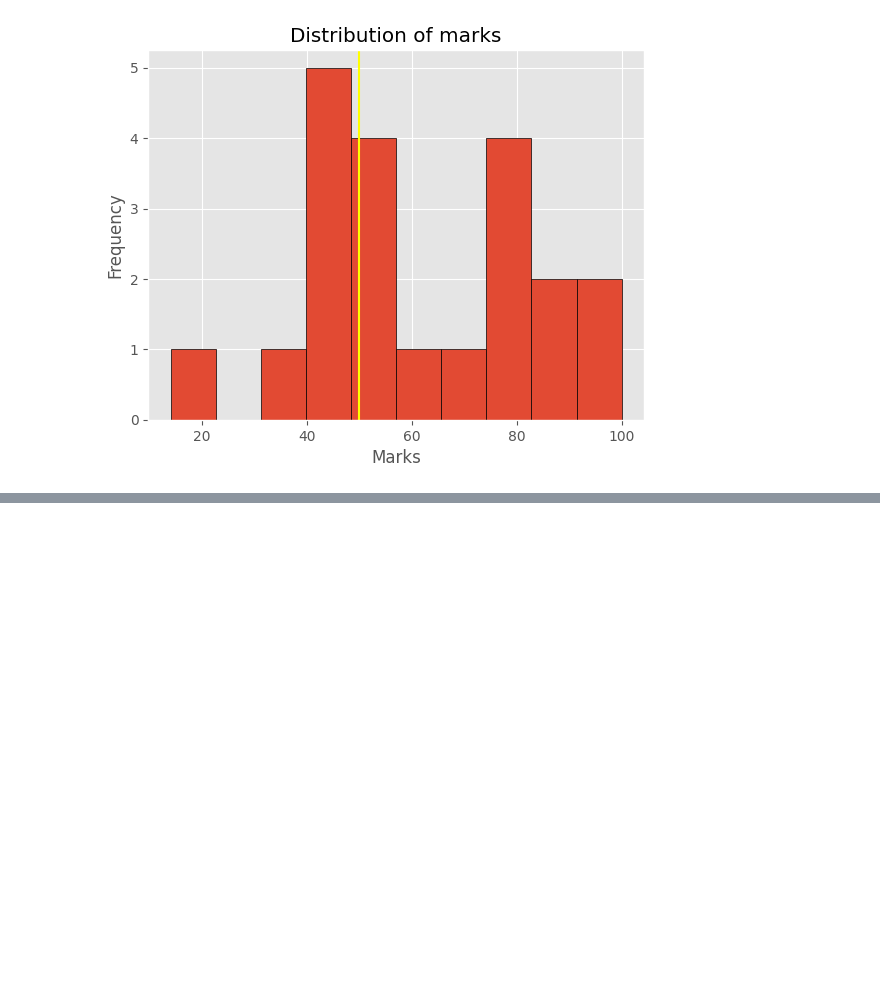
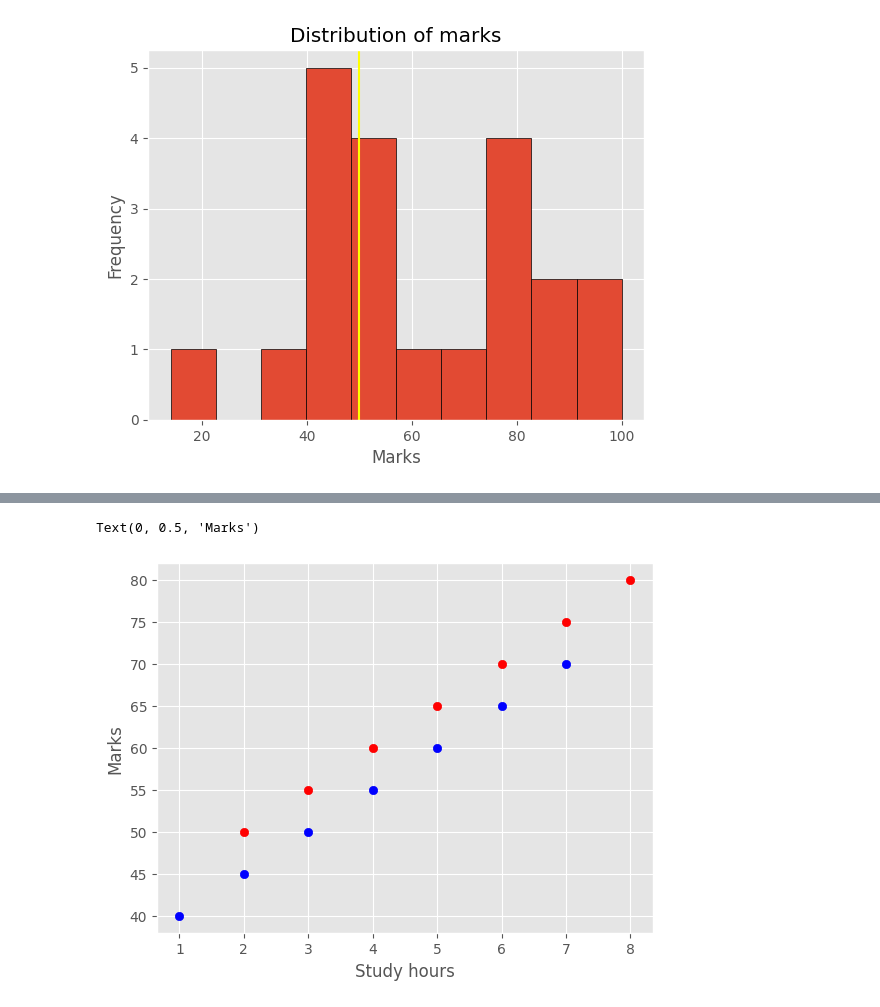
Before and after one commit to ashuwebdevloper/Data-Science-Project, a Jupyter notebook: MatplotlibCodewithharry/1.ipynb, the cells around one changed output, grey strips where cells are left out. Cells and saved outputs as stored; diff of their text form; code cells hidden in the pictures; blank space fills up the shorter version.

```diff
--- a/MatplotlibCodewithharry/1.ipynb
+++ b/MatplotlibCodewithharry/1.ipynb
@@ -168,0 +183,12 @@ plt.show()
+# %%
+clsss_a_hours = [2, 3, 4, 5, 6, 7, 8]
+clsss_a_marks = [50, 55, 60, 65, 70, 75, 80]
+clsss_b_hours = [1, 2, 3, 4, 5, 6, 7]
+clsss_b_marks = [40, 45, 50, 55, 60, 65, 70]
+plt.scatter(clsss_a_hours, clsss_a_marks, color="red", label="Class A")
+plt.scatter(clsss_b_hours, clsss_b_marks, color="blue", label="Class B")
+plt.xlabel("Study hours")
+plt.ylabel("Marks")
+# %% [output]
+Text(0, 0.5, 'Marks')
+[figure, added]
```
Also changed, not shown: parts of 1 cell of this notebook.
